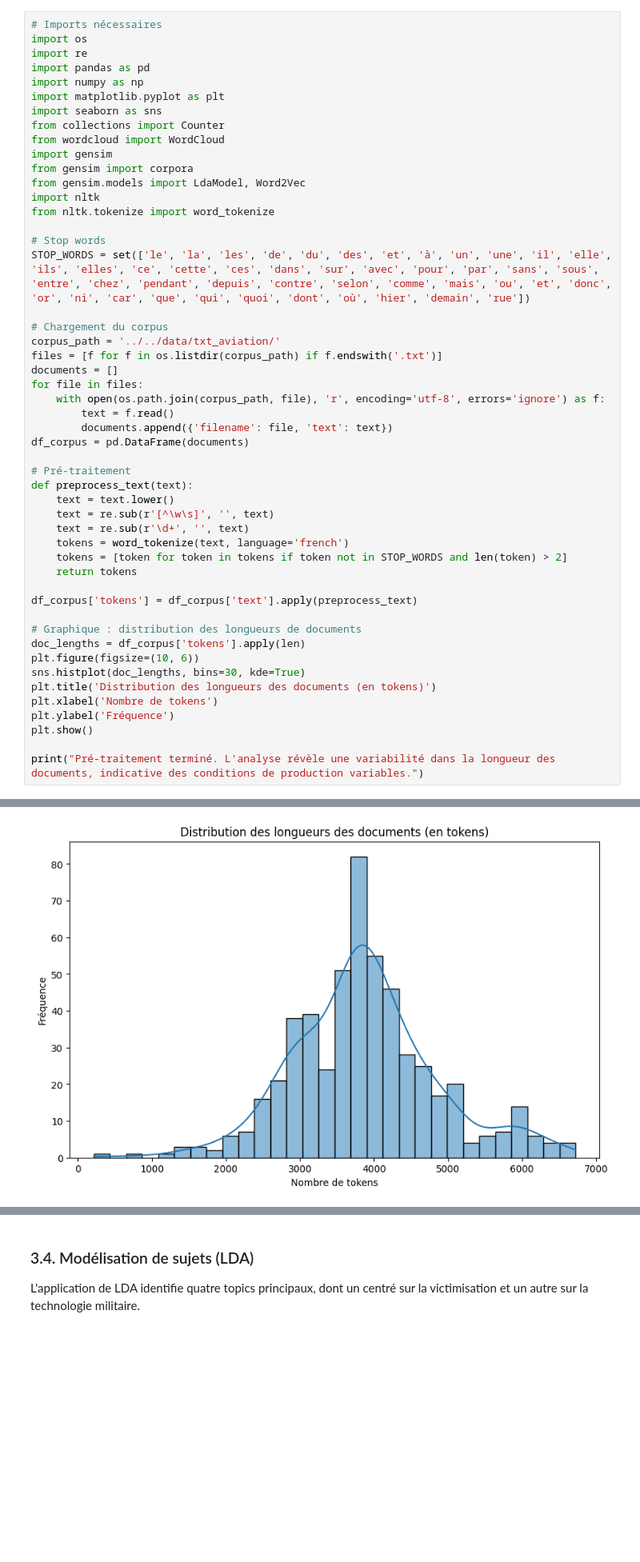
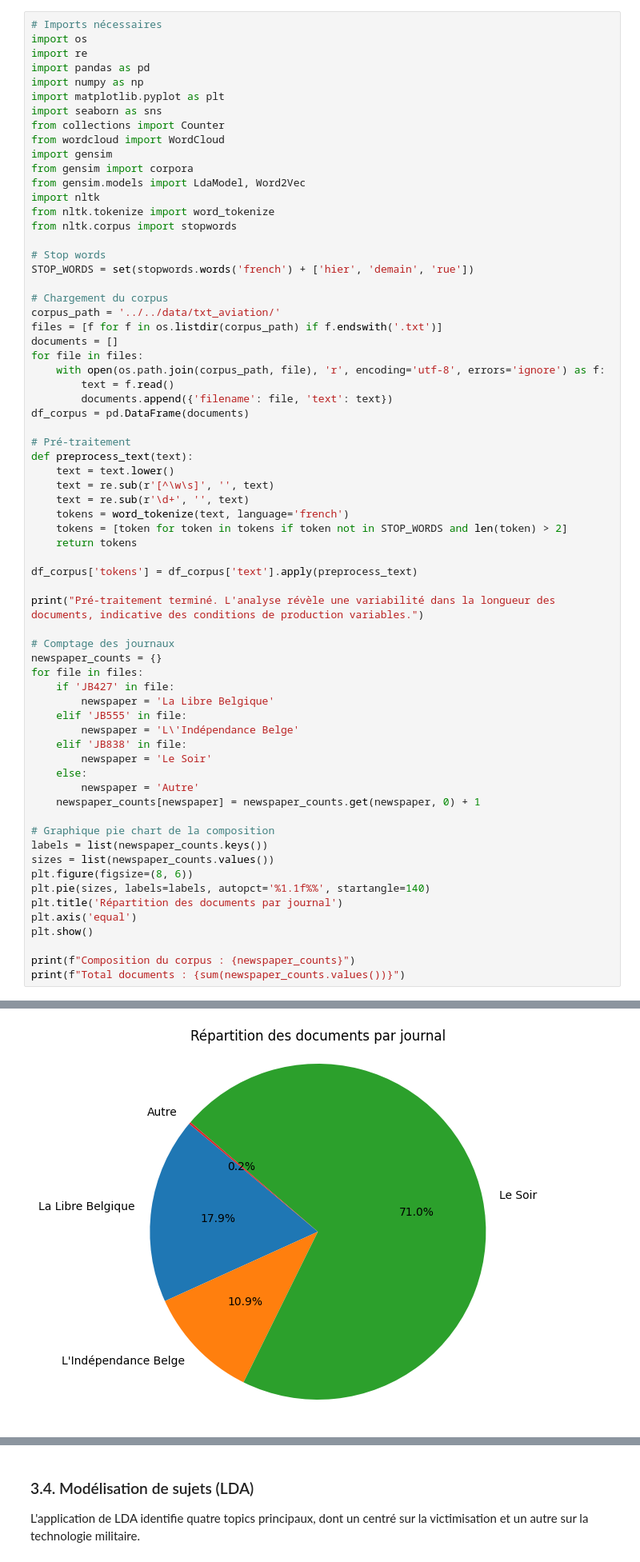
Before and after one commit to DOUDOUHZaynab/tac, a Jupyter notebook: tps/tp4/article_tp4.ipynb, the cells around one changed output, grey strips where cells are left out. Shown at 80% size. Saved outputs shown, nothing was run; the diff lists cells and outputs as text; blank space fills up the shorter version.

Commit message:
Projet (Analyse + rapport) terminé 21.12.2025

```diff
--- a/tps/tp4/article_tp4.ipynb
+++ b/tps/tp4/article_tp4.ipynb
@@ -39,9 +37,10 @@ from gensim import corpora
 from gensim.models import LdaModel, Word2Vec
 import nltk
 from nltk.tokenize import word_tokenize
+from nltk.corpus import stopwords
 
 # Stop words
-STOP_WORDS = set(['le', 'la', 'les', 'de', 'du', 'des', 'et', 'à', 'un', 'une', 'il', 'elle', 'ils', 'elles', 'ce', 'cette', 'ces', 'dans', 'sur', 'avec', 'pour', 'par', 'sans', 'sous', 'entre', 'chez', 'pendant', 'depuis', 'contre', 'selon', 'comme', 'mais', 'ou', 'et', 'donc', 'or', 'ni', 'car', 'que', 'qui', 'quoi', 'dont', 'où', 'hier', 'demain', 'rue'])
+STOP_WORDS = set(stopwords.words('french') + ['hier', 'demain', 'rue'])
 
 # Chargement du corpus
 corpus_path = '../../data/txt_aviation/'
@@ -64,14 +63,30 @@ def preprocess_text(text):
 
 df_corpus['tokens'] = df_corpus['text'].apply(preprocess_text)
 
-# Graphique : distribution des longueurs de documents
-doc_lengths = df_corpus['tokens'].apply(len)
-plt.figure(figsize=(10, 6))
-sns.histplot(doc_lengths, bins=30, kde=True)
-plt.title('Distribution des longueurs des documents (en tokens)')
-plt.xlabel('Nombre de tokens')
-plt.ylabel('Fréquence')
+print("Pré-traitement terminé. L'analyse révèle une variabilité dans la longueur des documents, indicative des conditions de production variables.")
+
+# Comptage des journaux
+newspaper_counts = {}
+for file in files:
+    if 'JB427' in file:
+        newspaper = 'La Libre Belgique'
+    elif 'JB555' in file:
+        newspaper = 'L\'Indépendance Belge'
+    elif 'JB838' in file:
+        newspaper = 'Le Soir'
+    else:
+        newspaper = 'Autre'
+    newspaper_counts[newspaper] = newspaper_counts.get(newspaper, 0) + 1
+
+# Graphique pie chart de la composition
+labels = list(newspaper_counts.keys())
+sizes = list(newspaper_counts.values())
+plt.figure(figsize=(8, 6))
+plt.pie(sizes, labels=labels, autopct='%1.1f%%', startangle=140)
+plt.title('Répartition des documents par journal')
+plt.axis('equal')
 plt.show()
 
-print("Pré-traitement terminé. L'analyse révèle une variabilité dans la longueur des documents, indicative des conditions de production variables.")
+print(f"Composition du corpus : {newspaper_counts}")
+print(f"Total documents : {sum(newspaper_counts.values())}")
 # %% [output]
@@ -78 +94 @@ print("Pré-traitement terminé. L'analyse révèle une variabilité dans la lon
-[figure, old version]
+[figure, new version]
```
Also changed, not shown: parts of 15 cells of this notebook, 12 other files.
